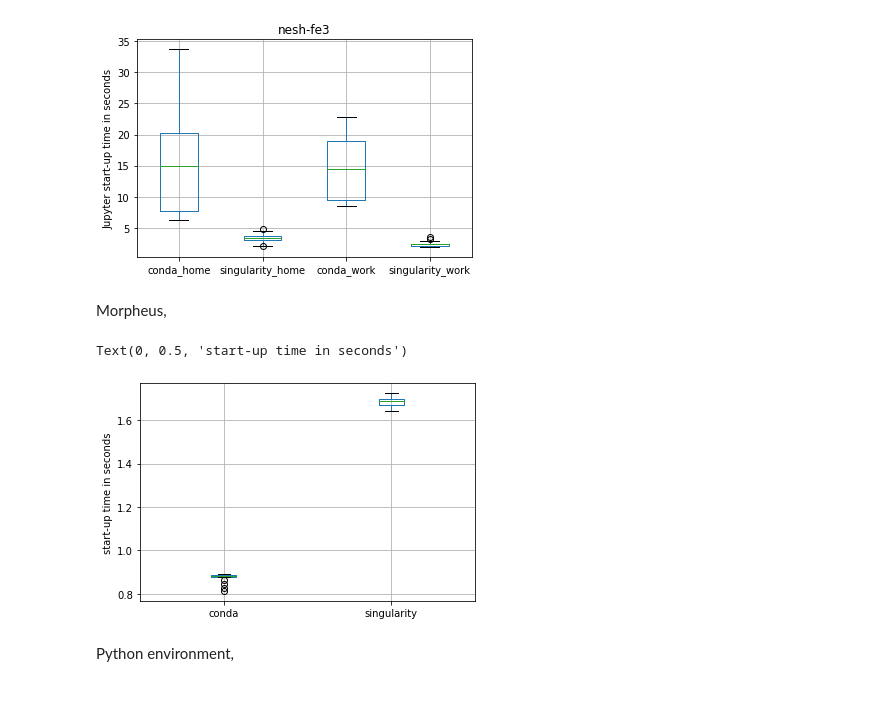
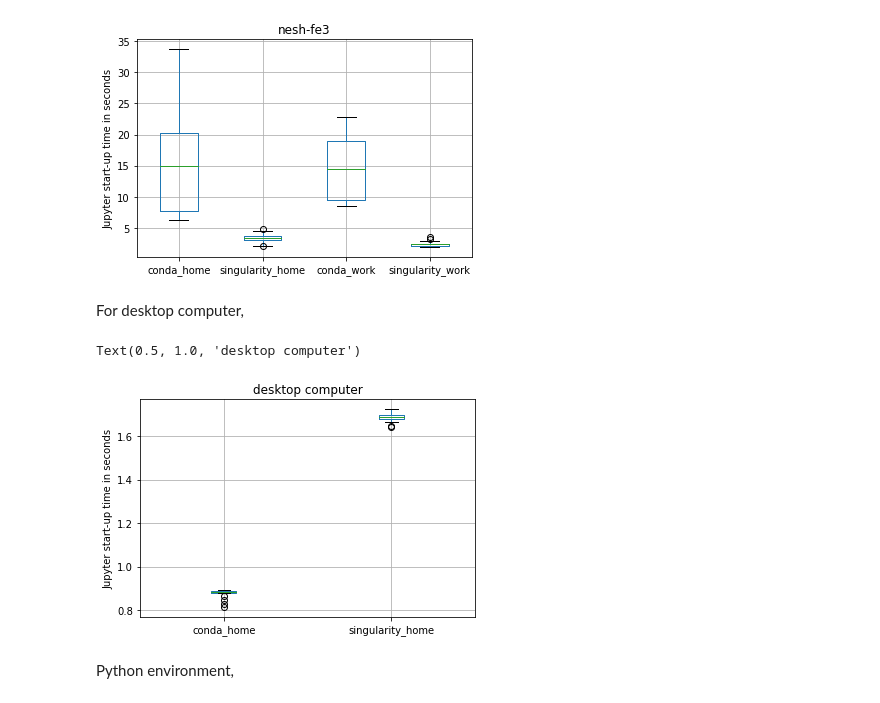
Before and after one commit to ExaESM-WP4/Jupyter-HPC-performance, a Jupyter notebook: analysis.ipynb, the cells around one changed output. Saved outputs shown, nothing was run; the diff lists cells and outputs as text; code cells hidden in the pictures.

```diff
--- a/analysis.ipynb
+++ b/analysis.ipynb
@@ -38,20 +38,21 @@ df.boxplot(); plt.ylabel('Jupyter start-up time in seconds'); plt.title('nesh-fe
 Text(0.5, 1.0, 'nesh-fe3')
 [figure]
 # %% [markdown]
-Morpheus,
+For desktop computer,
 # %%
 conda = load_as_dataframe('./morpheus_logs/conda*.log')
 singularity = load_as_dataframe('./morpheus_logs/singularity*.log', rows=[2,-1])
 # %%
 df = pandas.DataFrame({
-    'conda': calc_diff_in_seconds(conda['end_date'] - conda['start_date'])-60,
-    'singularity': calc_diff_in_seconds(singularity['end_date'] - singularity['start_date'])-60
+    'conda_home': calc_diff_in_seconds(conda['end_date'] - conda['start_date'])-60,
+    'singularity_home': calc_diff_in_seconds(singularity['end_date'] - singularity['start_date'])-60
 })
 # %%
-df.boxplot(column=['conda', 'singularity']); plt.ylabel('start-up time in seconds')
+df.boxplot(column=['conda_home', 'singularity_home']);
+plt.ylabel('Jupyter start-up time in seconds'); plt.title('desktop computer')
 # %% [output]
-Text(0, 0.5, 'start-up time in seconds')
+Text(0.5, 1.0, 'desktop computer')
-[figure, old version]
+[figure, new version]
 # %% [markdown]
 Python environment,
 # %%
```
